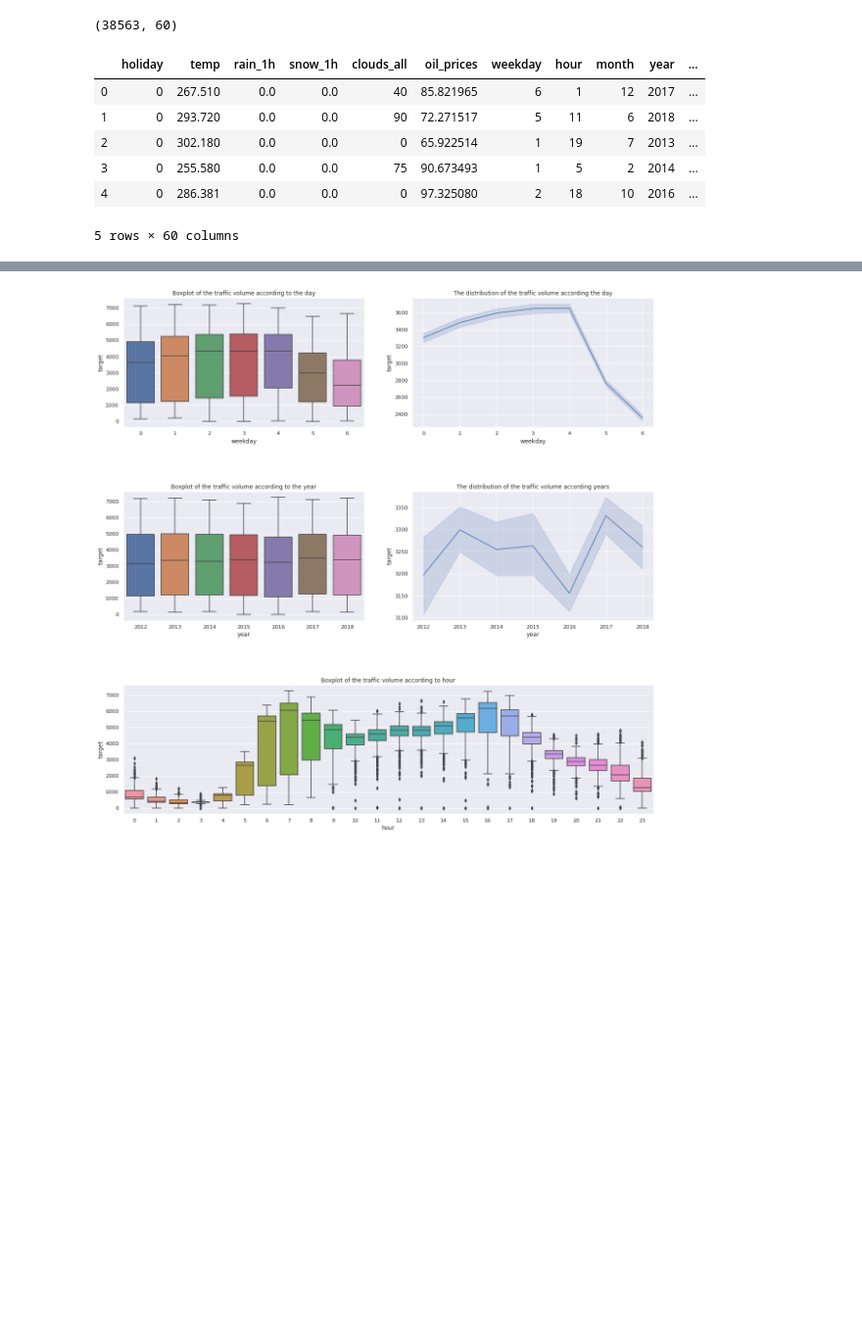
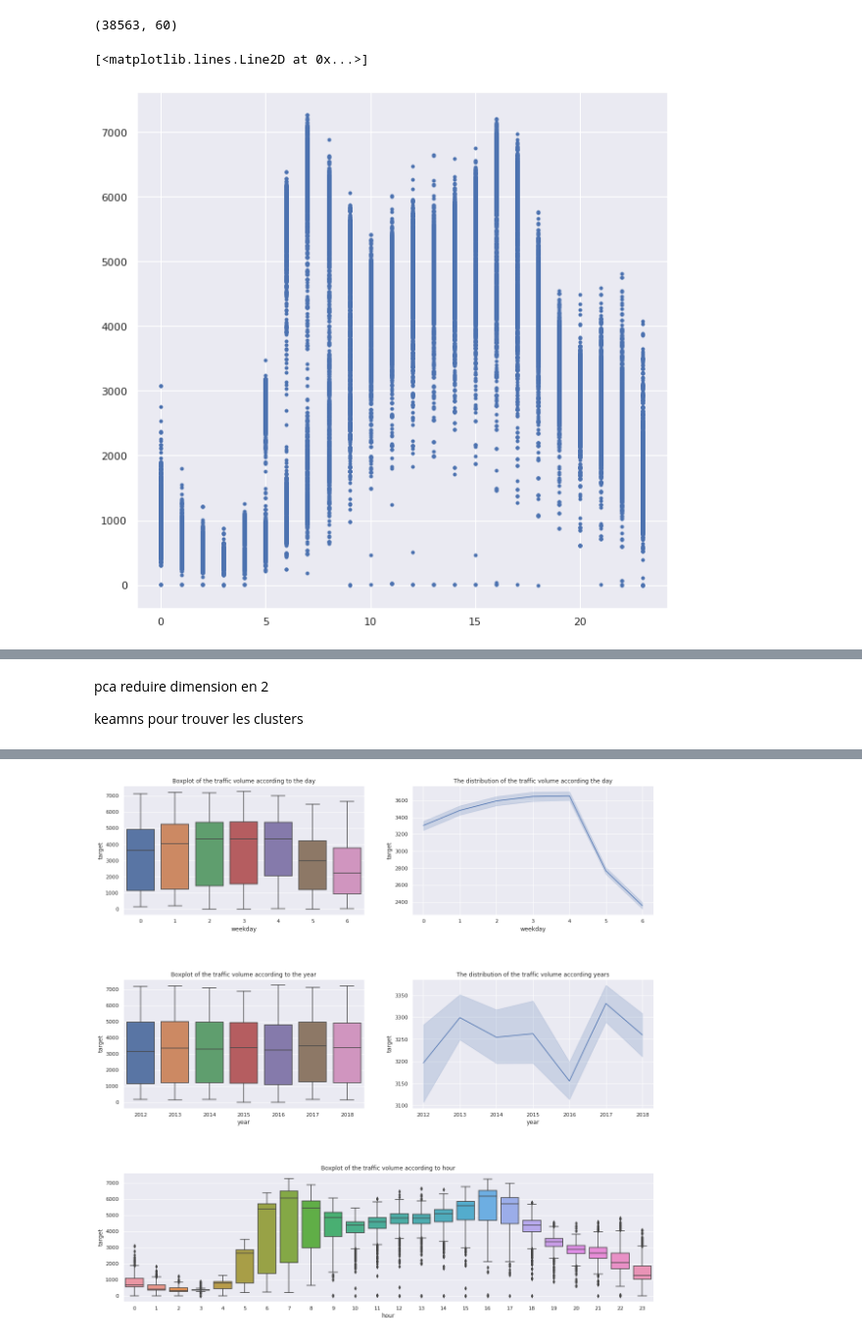
Before and after one commit to Ladiscou/AUTOBUS2, a Jupyter notebook: starting_kit/README.vizualization.ipynb, the cells around one changed output, grey strips where cells are left out. Shown at 98% size. Saved outputs shown, nothing was run; the diff lists cells and outputs as text; code cells hidden in the pictures; blank space fills up the shorter version.

```diff
--- a/starting_kit/README.vizualization.ipynb
+++ b/starting_kit/README.vizualization.ipynb
@@ -65,16 +67,17 @@ Reading ./all_data/xporters_train from AutoML format
 Number of examples = 38563
 Number of features = 59
 (38563, 60)
-# %%
-data.head()
-# %% [output]
-|  | holiday | temp | rain_1h | snow_1h | clouds_all | oil_prices | weekday | hour | month | year | ... |
-| 0 | 0 | 267.510 | 0.0 | 0.0 | 40 | 85.821965 | 6 | 1 | 12 | 2017 | ... |
-| 1 | 0 | 293.720 | 0.0 | 0.0 | 90 | 72.271517 | 5 | 11 | 6 | 2018 | ... |
-| 2 | 0 | 302.180 | 0.0 | 0.0 | 0 | 65.922514 | 1 | 19 | 7 | 2013 | ... |
-| 3 | 0 | 255.580 | 0.0 | 0.0 | 75 | 90.673493 | 1 | 5 | 2 | 2014 | ... |
-| 4 | 0 | 286.381 | 0.0 | 0.0 | 0 | 97.325080 | 2 | 18 | 10 | 2016 | ... |
-5 rows × 60 columns
+# %%
+data.head()
+#test = np.ones(data.size)
+testx = data['hour']
+testy = data['target']
+
+ax,fig = plt.subplots(figsize=(10,10))
+fig.plot(testx,testy, ".")
+# %% [output]
+[<matplotlib.lines.Line2D at 0x...>]
+[figure, added]
 # %%
 data.describe()
 # %% [output]
@@ -88,3 +91,8 @@ data.describe()
 | 75% | 0.000000 | 291.790000 | 0.000000 | 0.000000 | 90.000000 | 86.771668 | 5.000000 | 17.000000 | 9.000000 | 2017.000000 | ... |
 | max | 1.000000 | 310.070000 | 9831.300000 | 0.510000 | 100.000000 | 128.465356 | 6.000000 | 23.000000 | 12.000000 | 2018.000000 | ... |
 8 rows × 60 columns
+# %% [markdown]
+pca reduire dimension en 2
+
+
+keamns pour trouver les clusters
```
Also changed, not shown: parts of 4 cells of this notebook.
